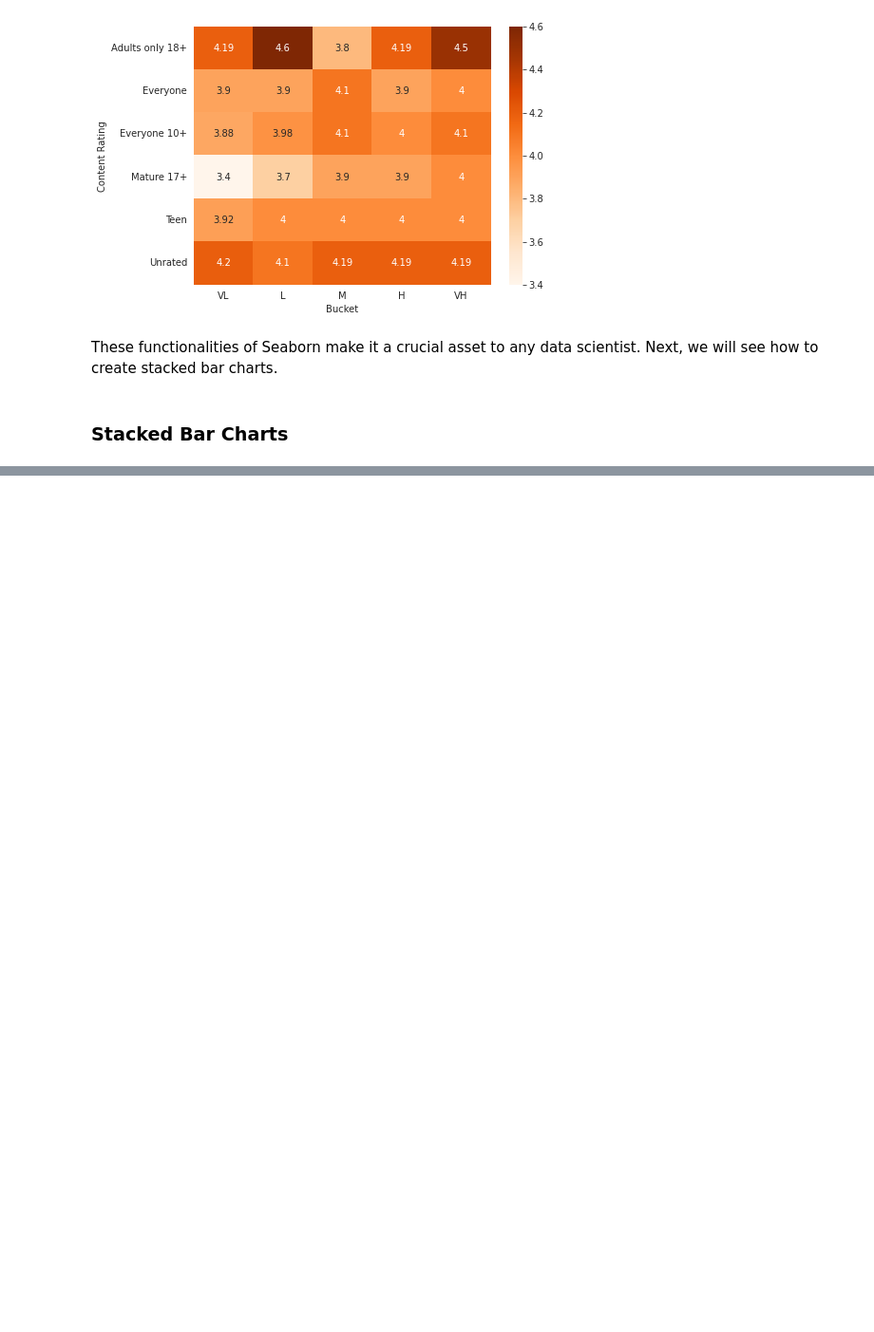
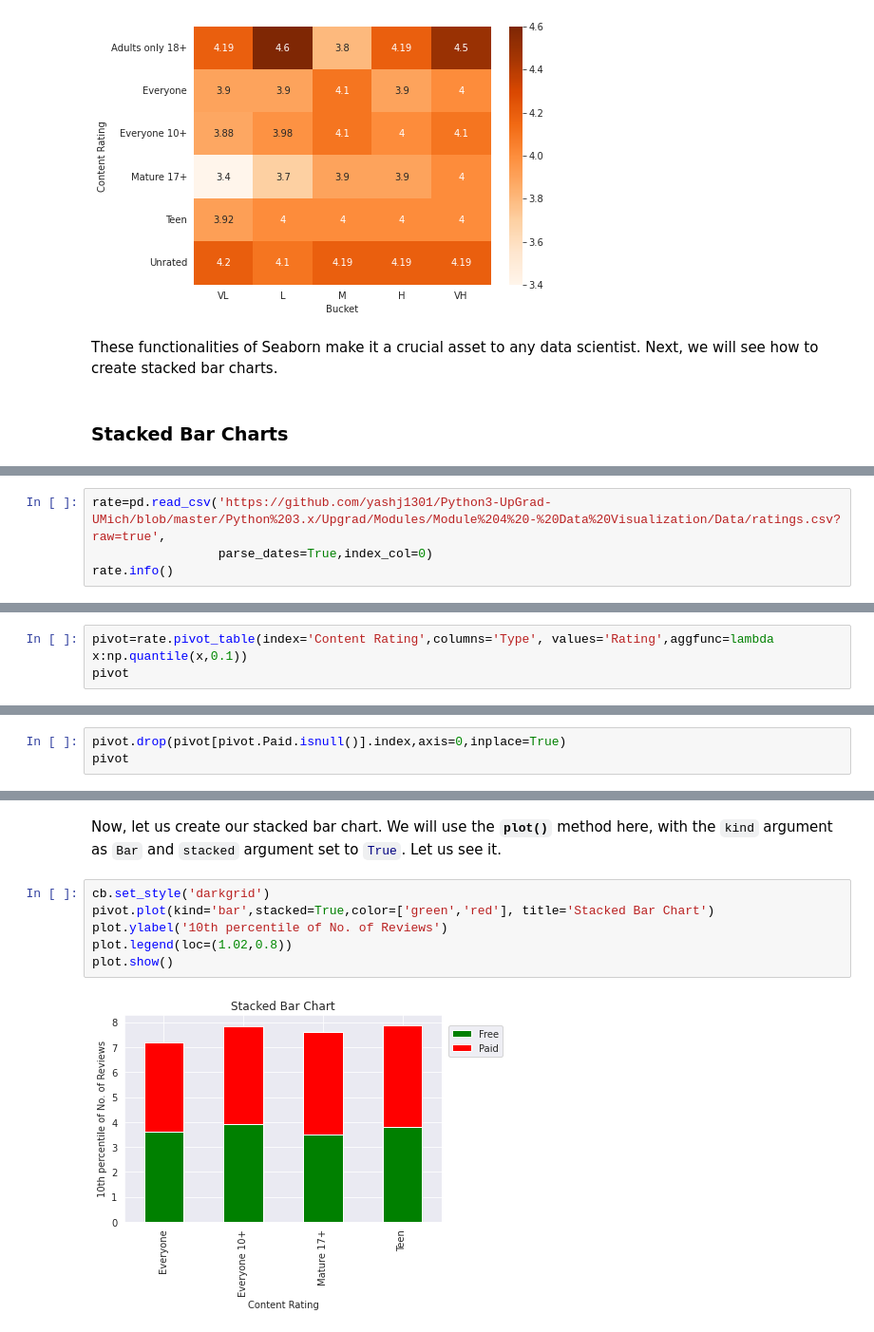
Before and after one commit to yashj1301/Python3-UpGrad-UMich, a Jupyter notebook: Python 3.x/Upgrad/Modules/Module 4 - Data Visualization/Session 2 - Data Visualization with Seaborn/Advanced_Plots_with_Seaborn.ipynb, the cells around one changed output, grey strips where cells are left out. Shown at 95% size. Cells and saved outputs as stored; diff of their text form; blank space fills up the shorter version.

```diff
--- a/Python 3.x/Upgrad/Modules/Module 4 - Data Visualization/Session 2 - Data Visualization with Seaborn/Advanced_Plots_with_Seaborn.ipynb
+++ b/Python 3.x/Upgrad/Modules/Module 4 - Data Visualization/Session 2 - Data Visualization with Seaborn/Advanced_Plots_with_Seaborn.ipynb
@@ -320,0 +323,4 @@ These functionalities of Seaborn make it a crucial asset to any data scientist.
+# %%
+rate=pd.read_csv('https://github.com/yashj1301/Python3-UpGrad-UMich/blob/master/Python%203.x/Upgrad/Modules/Module%204%20-%20Data%20Visualization/Data/ratings.csv?raw=true',
+                 parse_dates=True,index_col=0)
+rate.info()
@@ -320,0 +350,3 @@ These functionalities of Seaborn make it a crucial asset to any data scientist.
+# %%
+pivot=rate.pivot_table(index='Content Rating',columns='Type', values='Rating',aggfunc=lambda x:np.quantile(x,0.1))
+pivot
@@ -320,0 +364,3 @@ These functionalities of Seaborn make it a crucial asset to any data scientist.
+# %%
+pivot.drop(pivot[pivot.Paid.isnull()].index,axis=0,inplace=True)
+pivot
@@ -320,0 +374,10 @@ These functionalities of Seaborn make it a crucial asset to any data scientist.
+# %% [markdown]
+Now, let us create our stacked bar chart. We will use the __`plot()`__ method here, with the `kind` argument as `Bar` and `stacked` argument set to <code><font color="#000080">True</font></code>. Let us see it.
+# %%
+cb.set_style('darkgrid')
+pivot.plot(kind='bar',stacked=True,color=['green','red'], title='Stacked Bar Chart')
+plot.ylabel('10th percentile of No. of Reviews')
+plot.legend(loc=(1.02,0.8))
+plot.show()
+# %% [output]
+[figure, added]
```
Also changed, not shown: parts of 14 cells of this notebook.
